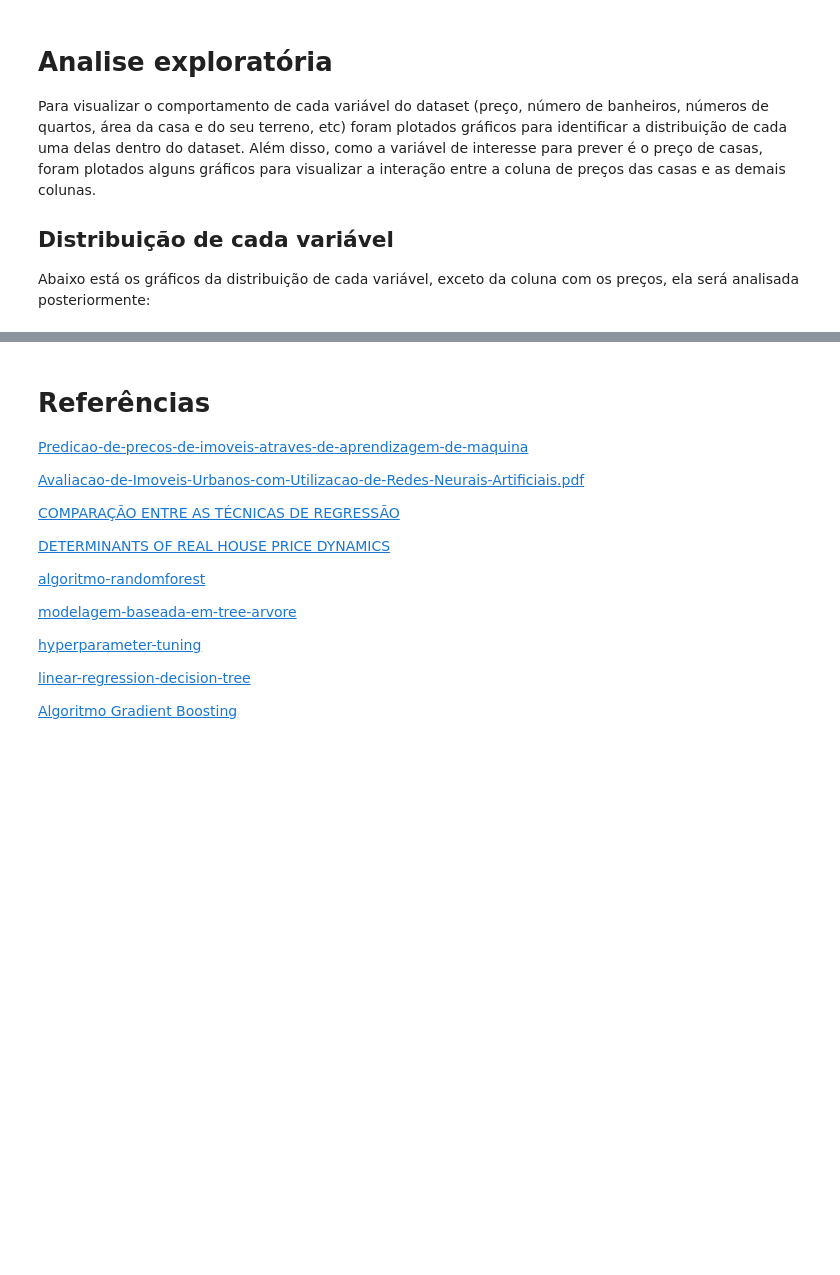
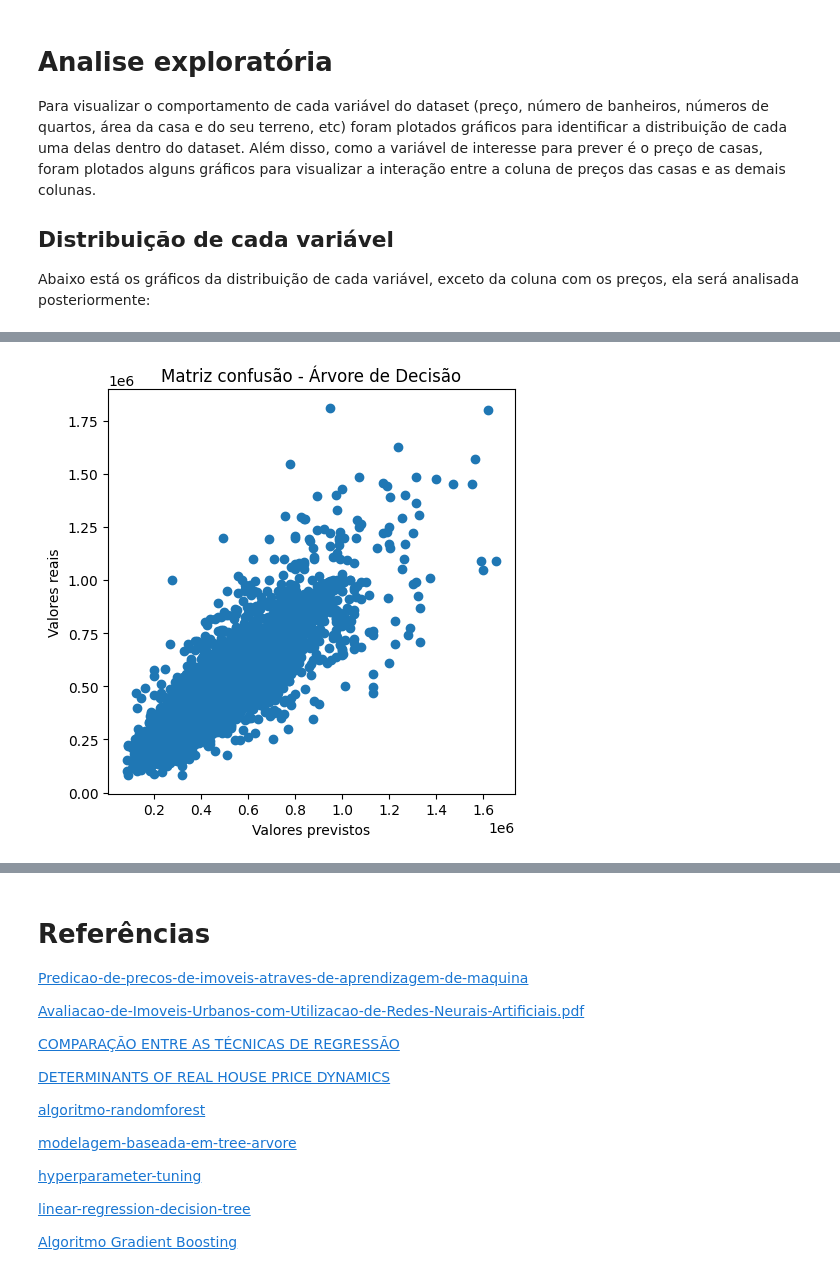
Before and after one commit to delattre1/house-pricing-prediction, a Jupyter notebook: projeto.ipynb, the cells around one changed output, grey strips where cells are left out. Drawn from its saved outputs; the diff is of its cells as text; code cells hidden in the pictures; blank space fills up the shorter version.

```diff
--- a/projeto.ipynb
+++ b/projeto.ipynb
@@ -192,0 +330,30 @@ Abaixo está os gráficos da distribuição de cada variável, exceto da coluna
+# %%
+features = ['bedrooms', 'bathrooms', 'sqft_living', 'sqft_lot', 'floors',
+       'waterfront', 'view', 'condition', 'grade', 'sqft_above',
+       'sqft_basement', 'yr_built', 'yr_renovated', 'lat', 'long',
+       'sqft_living15', 'sqft_lot15']
+
+#selecionando variavel de interesse
+y = df.price
+#selecionando os dados com base nas features
+x = df[features]
+#separa os dados em treino e validação
+xtreino, xvalidacao, ytreino, yvalidacao = train_test_split(x, y, random_state=1)
+
+# Especificando o modelo
+modelo_decisiontree = DecisionTreeRegressor()
+# Fit do modelo
+modelo_decisiontree.fit(xtreino, ytreino)
+
+# Especificando o modelo
+modelo_decisiontree = DecisionTreeRegressor(random_state=2)
+# Fit do modelo
+modelo_decisiontree.fit(xtreino, ytreino)
+# Faz a previsão do preço das casas e calcula a média dos erros com base
+val_predictions = modelo_decisiontree.predict(xvalidacao)
+val_mae = mean_absolute_error(val_predictions, yvalidacao)
+#resultado usando MAE
+print(f'Em um primeiro momento, antes da remoção dos outliers o MAE girava em torno de $100.000\n')
+print(f'MAE Decision Tree sem outliers: ${val_mae:.2f}\n')
+print('Resultado utilizando a função evaluate:\n')
+base_accuracy = evaluate(modelo_decisiontree, xvalidacao, yvalidacao)
@@ -192,0 +370,9 @@ Abaixo está os gráficos da distribuição de cada variável, exceto da coluna
+# %%
+fig1 = plt.figure(figsize=(5.25,5.25))
+plt.scatter(val_predictions,yvalidacao)
+plt.title("Matriz confusão - Árvore de Decisão")
+plt.xlabel("Valores previstos")
+plt.ylabel('Valores reais')
+plt.show()
+# %% [output]
+[figure, added]
```
Also changed, not shown: parts of 22 cells of this notebook, 2 other files.
